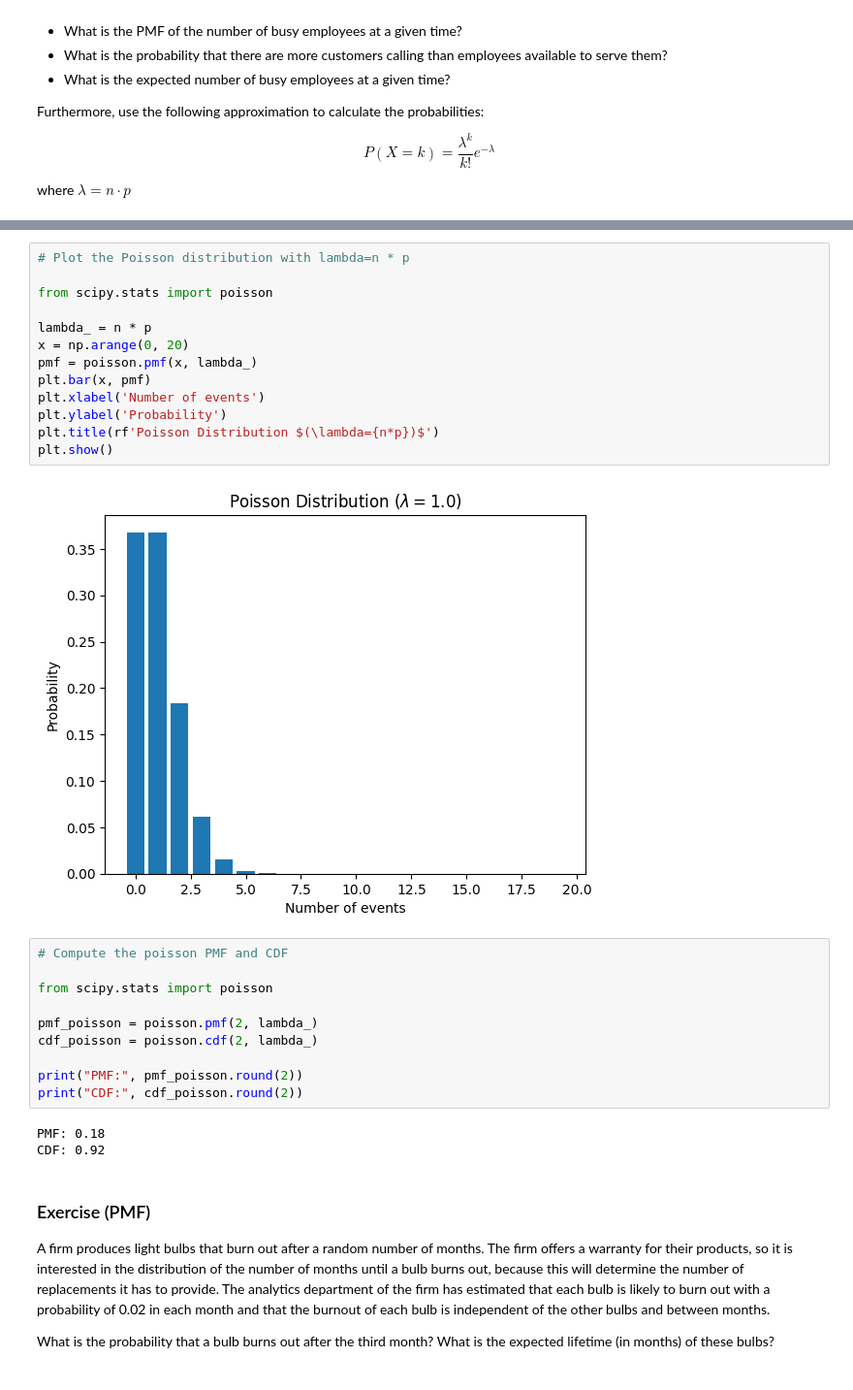
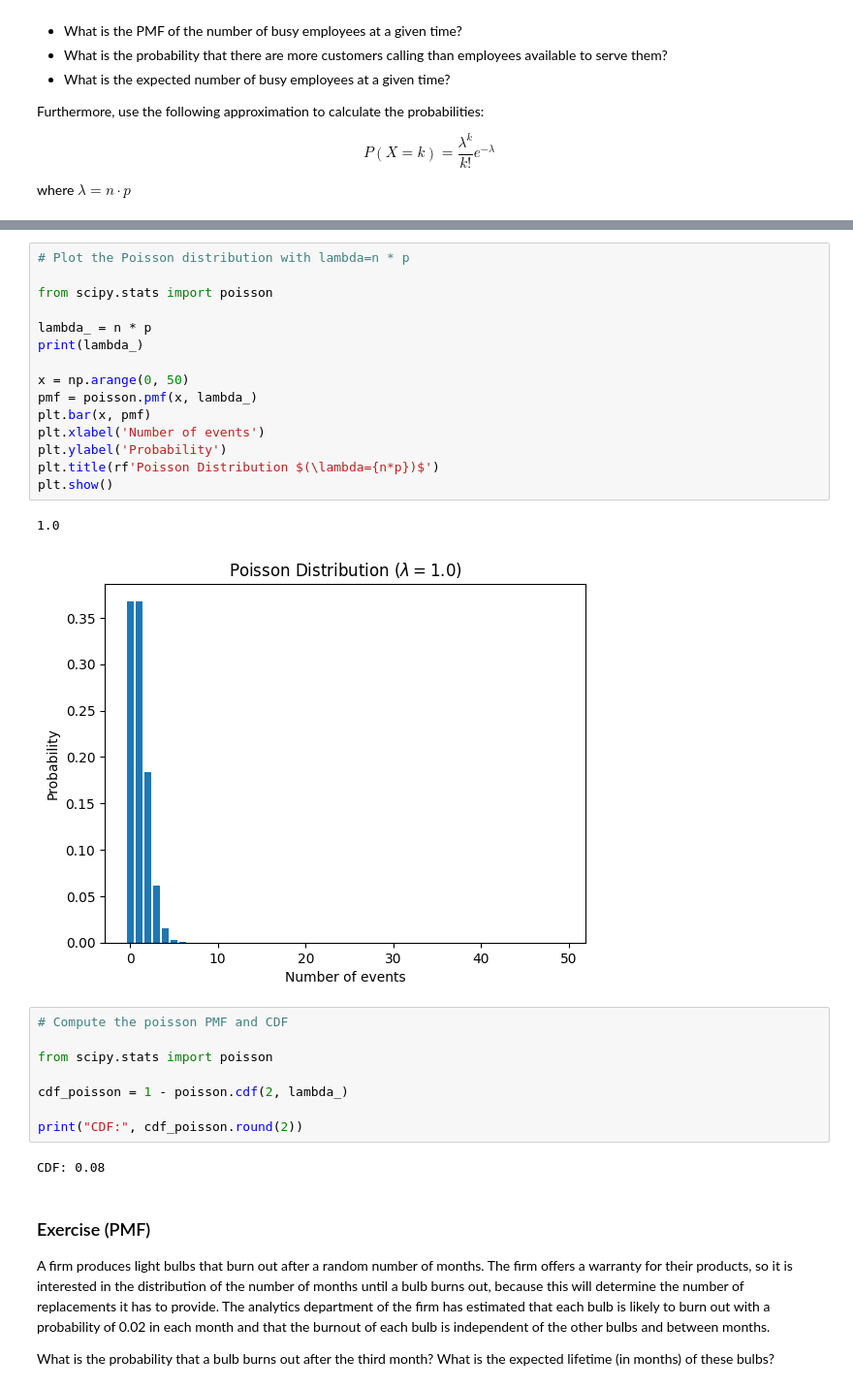
Before and after one commit to febse/stat2025, a Jupyter notebook: 08-Discrete-Random-Variables-Problems-Class.ipynb, the cells around one changed output, grey strips where cells are left out. Shown: that part at 97% size. Cells and saved outputs as stored; diff of their text form.

```diff
--- a/08-Discrete-Random-Variables-Problems-Class.ipynb
+++ b/08-Discrete-Random-Variables-Problems-Class.ipynb
@@ -81,31 +112,31 @@ where $\lambda = n \cdot p$
 # %%
 # Plot the Poisson distribution with lambda=n * p
 
 from scipy.stats import poisson
 
 lambda_ = n * p
-x = np.arange(0, 20)
+print(lambda_)
+
+x = np.arange(0, 50)
 pmf = poisson.pmf(x, lambda_)
 plt.bar(x, pmf)
 plt.xlabel('Number of events')
 plt.ylabel('Probability')
 plt.title(rf'Poisson Distribution $(\lambda={n*p})$')
 plt.show()
 # %% [output]
+1.0
-[figure, old version]
+[figure, new version]
 # %%
 # Compute the poisson PMF and CDF
 
 from scipy.stats import poisson
 
-pmf_poisson = poisson.pmf(2, lambda_)
-cdf_poisson = poisson.cdf(2, lambda_)
+cdf_poisson = 1 - poisson.cdf(2, lambda_)
 
-print("PMF:", pmf_poisson.round(2))
 print("CDF:", cdf_poisson.round(2))
 # %% [output]
-PMF: 0.18
-CDF: 0.92
+CDF: 0.08
 # %% [markdown]
 ### Exercise (PMF)
 
```
Also changed, not shown: parts of 3 cells of this notebook.
